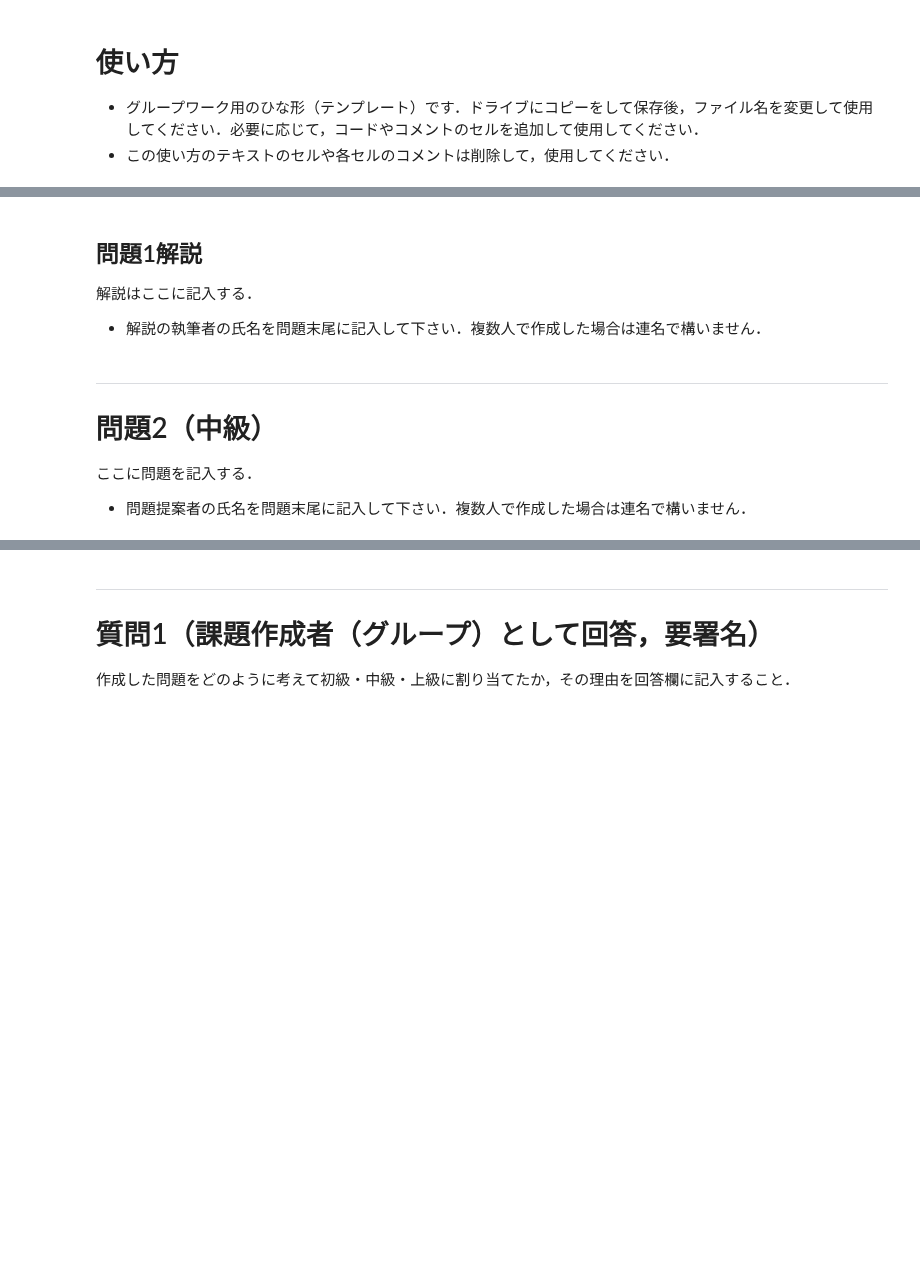
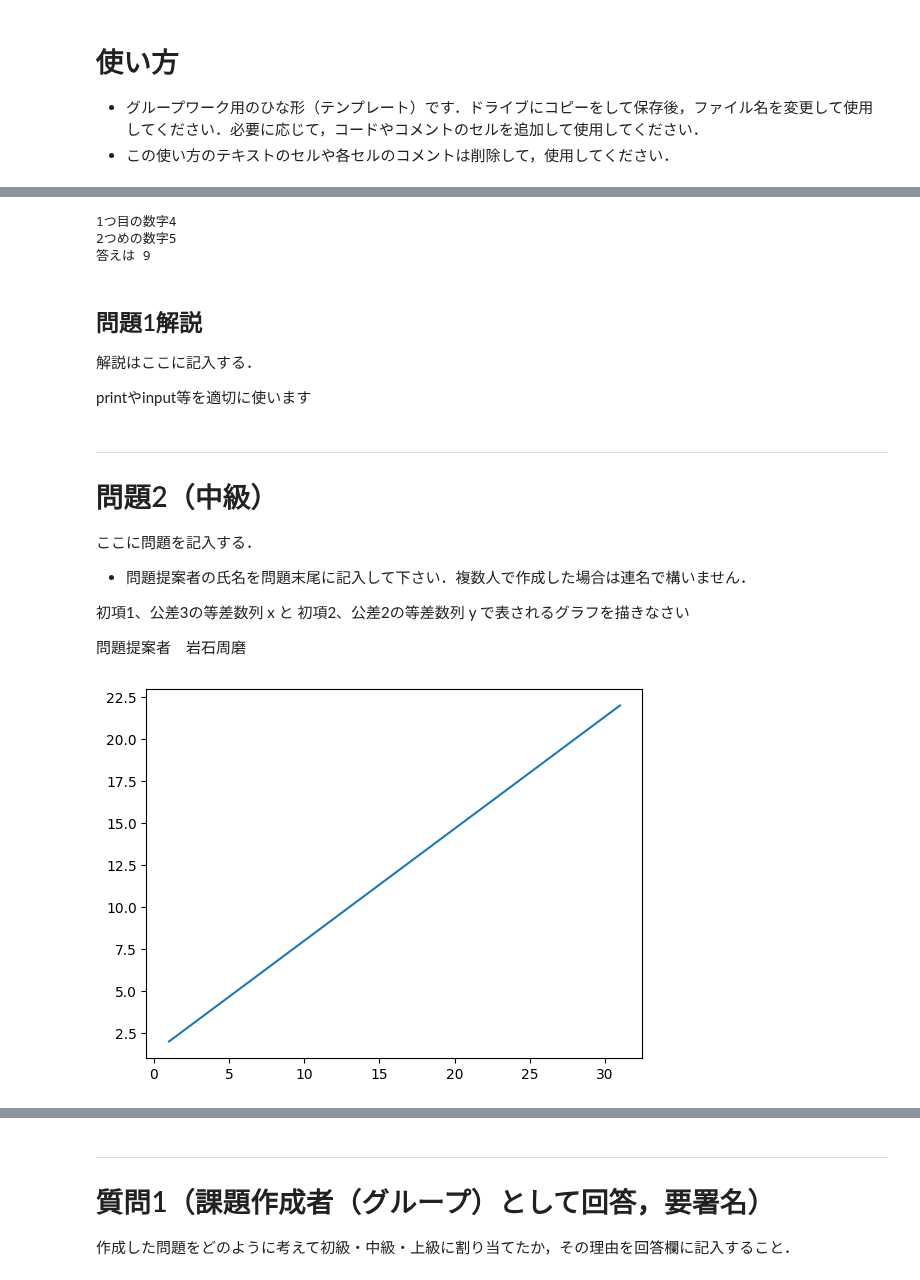
Before and after one commit to t-tokiwa/Prog2_11th_Github, a Jupyter notebook: Prog2_GroupWork_style.ipynb, the cells around one changed output, grey strips where cells are left out. Saved outputs shown, nothing was run; the diff lists cells and outputs as text; code cells hidden in the pictures; blank space fills up the shorter version.

```diff
--- a/Prog2_GroupWork_style.ipynb
+++ b/Prog2_GroupWork_style.ipynb
@@ -20,8 +27,17 @@
+# %%
+# ここに解答または解答例を記入する
+i1=int(input("1つ目の数字"))
+i2=int(input("2つめの数字"))
+print("答えは",i1+i2)
+# %% [output]
+1つ目の数字4
+2つめの数字5
+答えは 9
 # %% [markdown]
 ## 問題1解説
 解説はここに記入する．
 
-* 解説の執筆者の氏名を問題末尾に記入して下さい．複数人で作成した場合は連名で構いません．
+printやinput等を適切に使います
 # %% [markdown]
 ---
 # 問題2（中級）
@@ -29,3 +45,8 @@
 ここに問題を記入する．
 
 * 問題提案者の氏名を問題末尾に記入して下さい．複数人で作成した場合は連名で構いません．
+
+初項1、公差3の等差数列 x と
+初項2、公差2の等差数列 y で表されるグラフを描きなさい
+
+問題提案者　岩石周磨
@@ -34,3 +53,16 @@
+# %%
+# ここに解答または解答例を記入する
+import numpy as np
+import matplotlib.pyplot as plt
+
+t = np.linspace(0, 10, 100)
+x = 3 * t + 1
+y = 2 * t + 2
+
+plt.plot(x, y)
+plt.show()
+# %% [output]
+[figure, added]
 # %% [markdown]
 ## 問題2解説
 解説はここに記入する．
```
Also changed, not shown: parts of 13 cells of this notebook.
